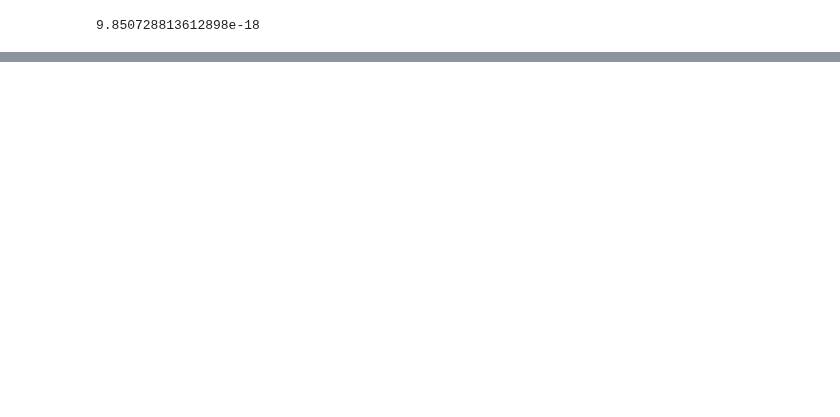
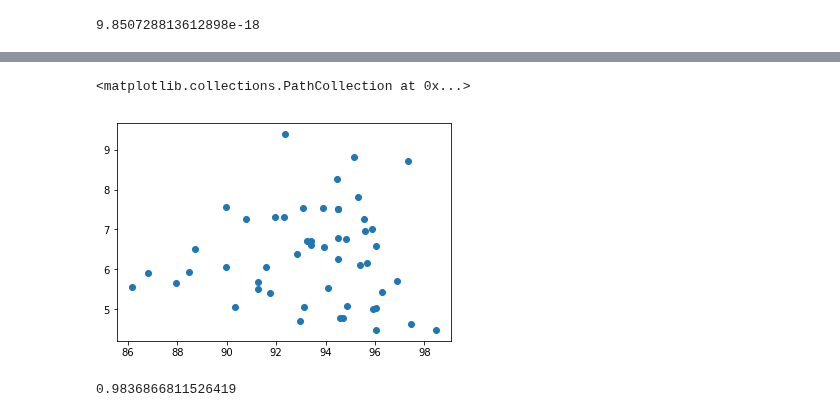
Before and after one commit to jasminajovanovic/IMR, a Jupyter notebook: Poverty.ipynb, the cells around one changed output, grey strips where cells are left out. Drawn from its saved outputs; the diff is of its cells as text; code cells hidden in the pictures; blank space fills up the shorter version.

```diff
--- a/Poverty.ipynb
+++ b/Poverty.ipynb
@@ -275,0 +315,2 @@ p_value
+# %%
+death_rates_state = death_rates_state.dropna(how="any")
@@ -275,0 +326,2 @@ p_value
+# %%
+insurance_group = insurance_df.groupby("State").mean()
@@ -275,0 +338,2 @@ p_value
+# %%
+insurance_merge = pd.merge(death_rates_state, insurance_group, on="State", how="left")
@@ -275,0 +349,8 @@ p_value
+# %%
+x_axis = insurance_merge["Total"]
+y_axis = insurance_merge["Death Rate"]
+# %%
+plt.scatter(x_axis, y_axis)
+# %% [output]
+<matplotlib.collections.PathCollection at 0x...>
+[figure, added]
@@ -275,0 +361,4 @@ p_value
+# %%
+p_value
+# %% [output]
+0.9836866811526419
```
Also changed, not shown: parts of 21 cells of this notebook.
